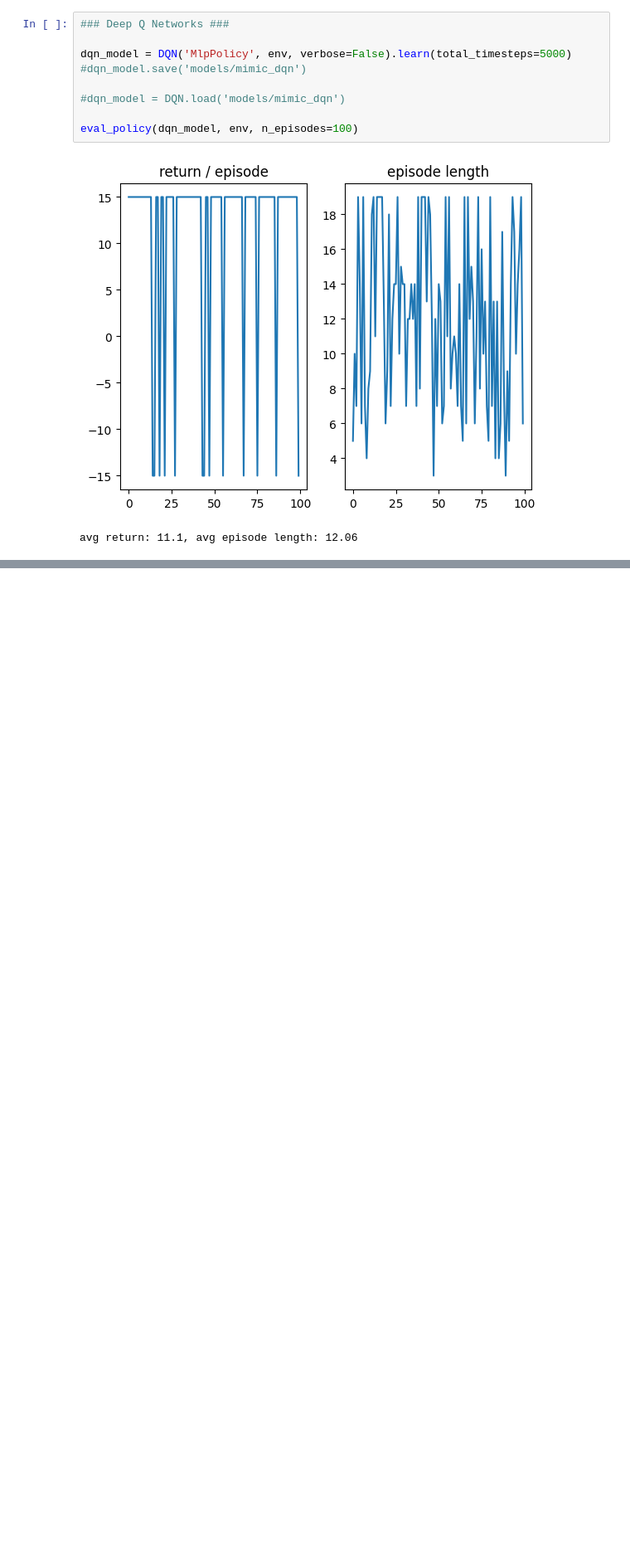
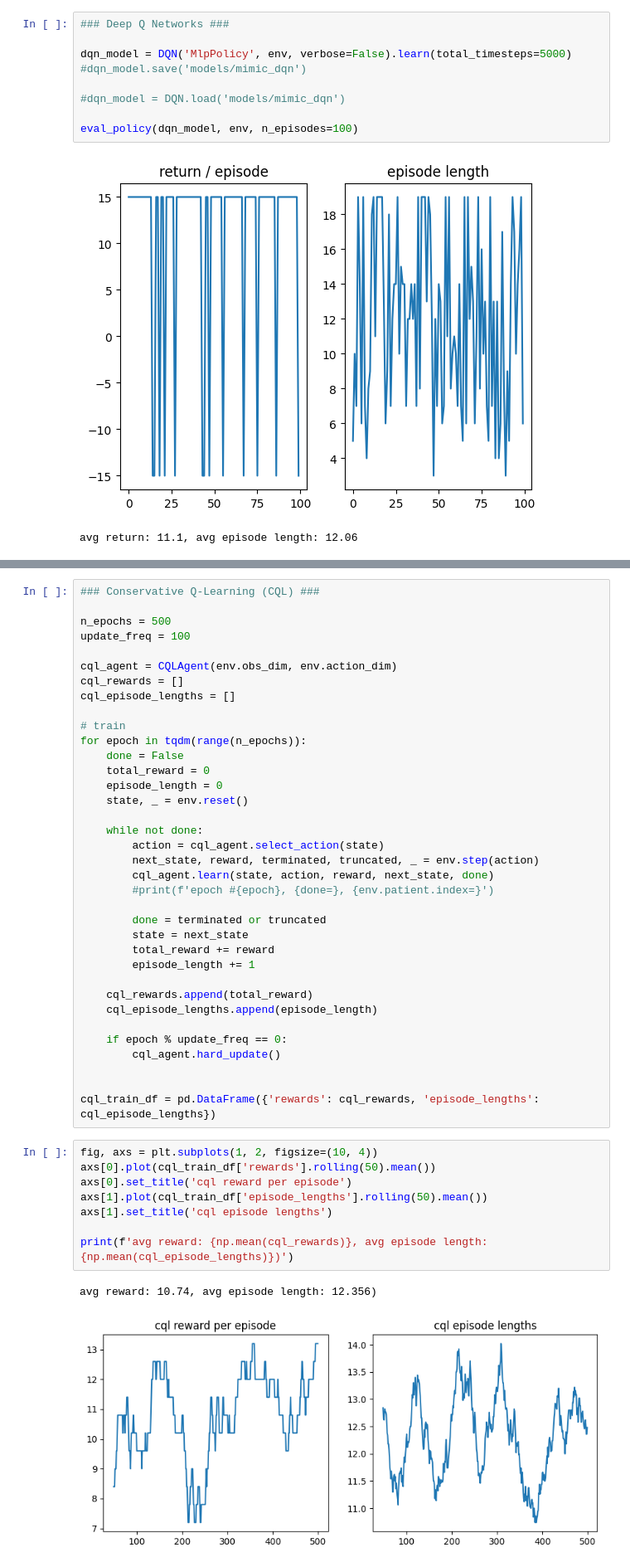
Before and after one commit to weissguy/rl-sepsis, a Jupyter notebook: mimic_policies.ipynb, the cells around one changed output, grey strips where cells are left out. Shown at 83% size. Saved outputs shown, nothing was run; the diff lists cells and outputs as text; blank space fills up the shorter version.

```diff
--- a/mimic_policies.ipynb
+++ b/mimic_policies.ipynb
@@ -103,0 +106,47 @@ Text(0.5, 1.0, 'dddqn episode lengths')
+# %%
+### Conservative Q-Learning (CQL) ###
+
+n_epochs = 500
+update_freq = 100
+
+cql_agent = CQLAgent(env.obs_dim, env.action_dim)
+cql_rewards = []
+cql_episode_lengths = []
+
+# train
+for epoch in tqdm(range(n_epochs)):
+    done = False
+    total_reward = 0
+    episode_length = 0
+    state, _ = env.reset()
+
+    while not done:
+        action = cql_agent.select_action(state)
+        next_state, reward, terminated, truncated, _ = env.step(action)
+        cql_agent.learn(state, action, reward, next_state, done)
+        #print(f'epoch #{epoch}, {done=}, {env.patient.index=}')
+
+        done = terminated or truncated
+        state = next_state
+        total_reward += reward
+        episode_length += 1
+
+    cql_rewards.append(total_reward)
+    cql_episode_lengths.append(episode_length)
+
+    if epoch % update_freq == 0:
+        cql_agent.hard_update()
+
+
+cql_train_df = pd.DataFrame({'rewards': cql_rewards, 'episode_lengths': cql_episode_lengths})
+# %%
+fig, axs = plt.subplots(1, 2, figsize=(10, 4))
+axs[0].plot(cql_train_df['rewards'].rolling(50).mean())
+axs[0].set_title('cql reward per episode')
+axs[1].plot(cql_train_df['episode_lengths'].rolling(50).mean())
+axs[1].set_title('cql episode lengths')
+
+print(f'avg reward: {np.mean(cql_rewards)}, avg episode length: {np.mean(cql_episode_lengths)})')
+# %% [output]
+avg reward: 10.74, avg episode length: 12.356)
+[figure, added]
```
Also changed, not shown: parts of 3 cells of this notebook, 1 other file.
